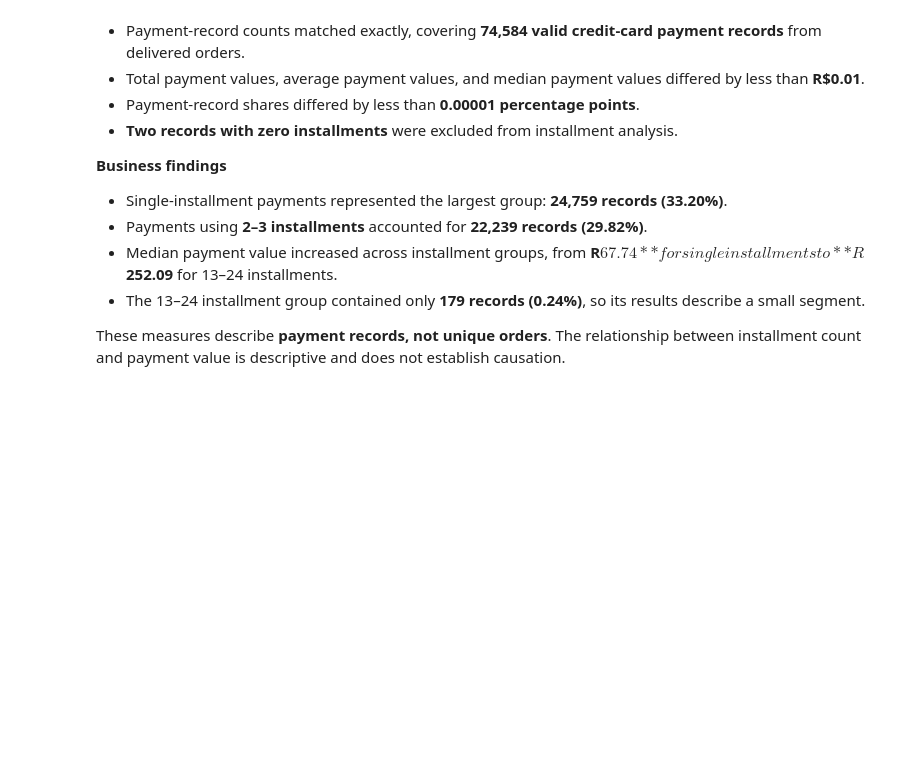
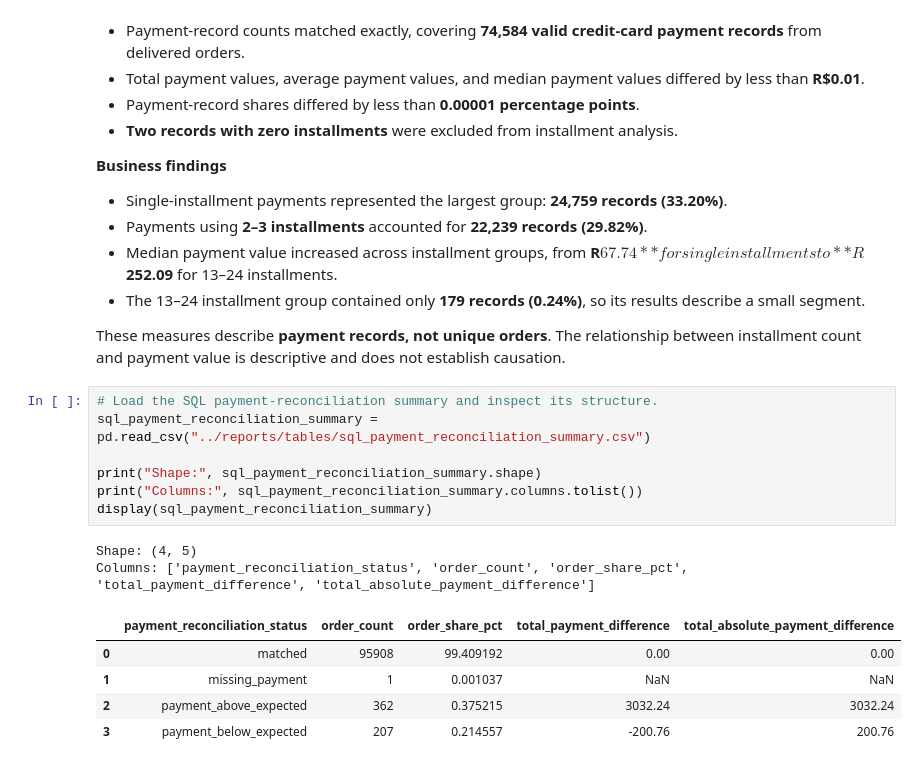
Before and after one commit to Yash1thHJ/DataAnalyst, a Jupyter notebook: notebooks/07_payment_and_commercial_analysis.ipynb, the cells around one changed output. Cells and saved outputs as stored; diff of their text form; blank space fills up the shorter version.

Commit message:
Complete payment-value reconciliation and SQL–Python validation

```diff
--- a/notebooks/07_payment_and_commercial_analysis.ipynb
+++ b/notebooks/07_payment_and_commercial_analysis.ipynb
@@ -2669,3 +2669,18 @@ SQL and Python results reconciled successfully across all **five installment gro
 - The 13–24 installment group contained only **179 records (0.24%)**, so its results describe a small segment.
 
 These measures describe **payment records, not unique orders**. The relationship between installment count and payment value is descriptive and does not establish causation.
+# %%
+# Load the SQL payment-reconciliation summary and inspect its structure.
+sql_payment_reconciliation_summary = pd.read_csv("../reports/tables/sql_payment_reconciliation_summary.csv")
+
+print("Shape:", sql_payment_reconciliation_summary.shape)
+print("Columns:", sql_payment_reconciliation_summary.columns.tolist())
+display(sql_payment_reconciliation_summary)
+# %% [output]
+Shape: (4, 5)
+Columns: ['payment_reconciliation_status', 'order_count', 'order_share_pct', 'total_payment_difference', 'total_absolute_payment_difference']
+|  | payment_reconciliation_status | order_count | order_share_pct | total_payment_difference | total_absolute_payment_difference |
+| 0 | matched | 95908 | 99.409192 | 0.00 | 0.00 |
+| 1 | missing_payment | 1 | 0.001037 | NaN | NaN |
+| 2 | payment_above_expected | 362 | 0.375215 | 3032.24 | 3032.24 |
+| 3 | payment_below_expected | 207 | 0.214557 | -200.76 | 200.76 |
```
Also changed, not shown: parts of 4 cells of this notebook, 2 other files.
